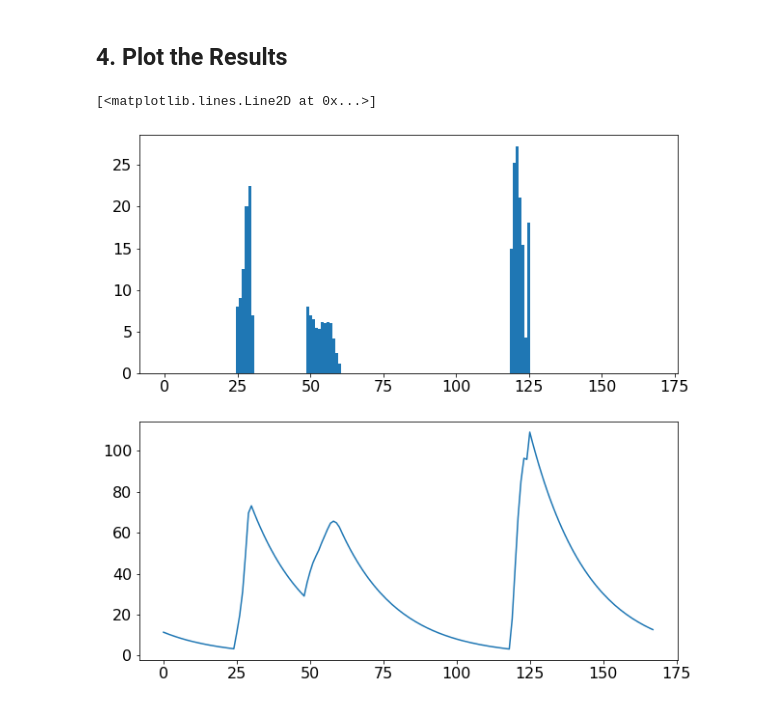
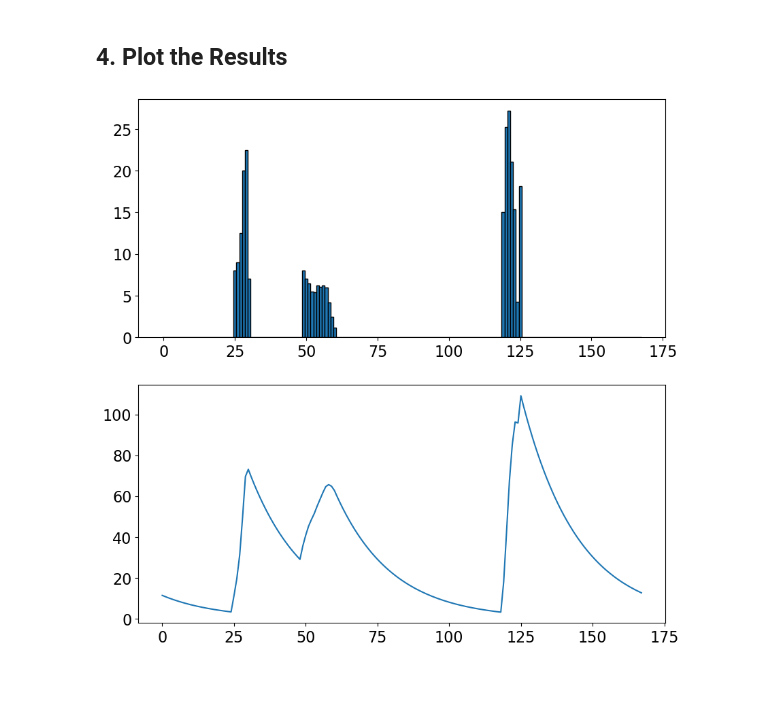
Before and after one commit to LejoFlores/Earth-and-Environmental-Systems-Modeling, a Jupyter notebook: mod02/mod02-FiniteDifferenceIntro.ipynb, the cells around one changed output. Saved outputs shown, nothing was run; the diff lists cells and outputs as text; code cells hidden in the pictures.

```diff
--- a/mod02/mod02-FiniteDifferenceIntro.ipynb
+++ b/mod02/mod02-FiniteDifferenceIntro.ipynb
@@ -72,11 +72,12 @@ for t in hour:
 # %%
 plt.rcParams.update({'font.size': 16})
 
 plt.figure(figsize=(10,10))
 plt.subplot(2,1,1)
-plt.bar(hour,P_eff,width=dt)
+plt.bar(hour,P_eff,width=dt,edgecolor='black')
 plt.subplot(2,1,2)
 plt.plot(hour,theta)
+
+plt.show()
 # %% [output]
-[<matplotlib.lines.Line2D at 0x...>]
-[figure, old version]
+[figure, new version]
```
